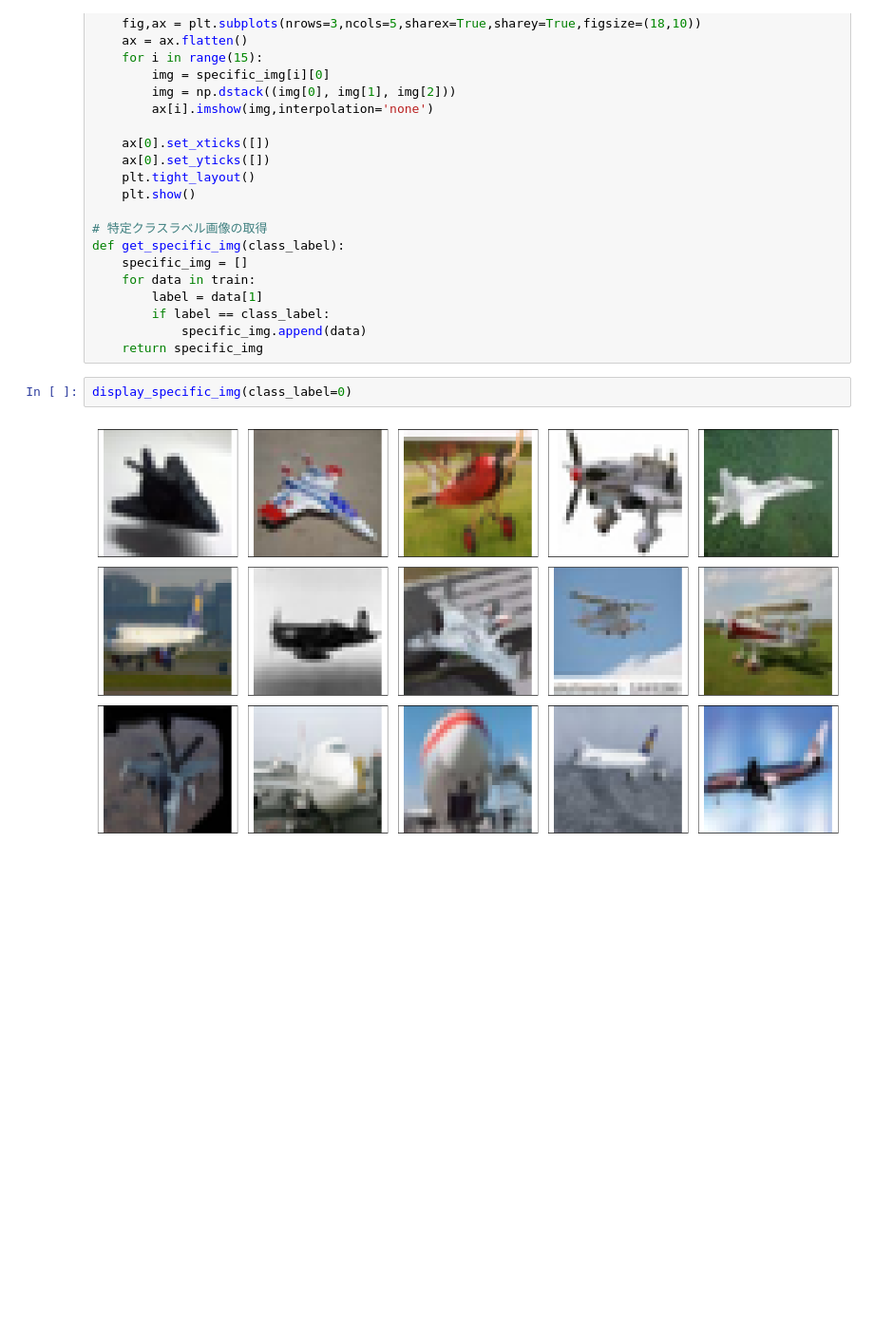
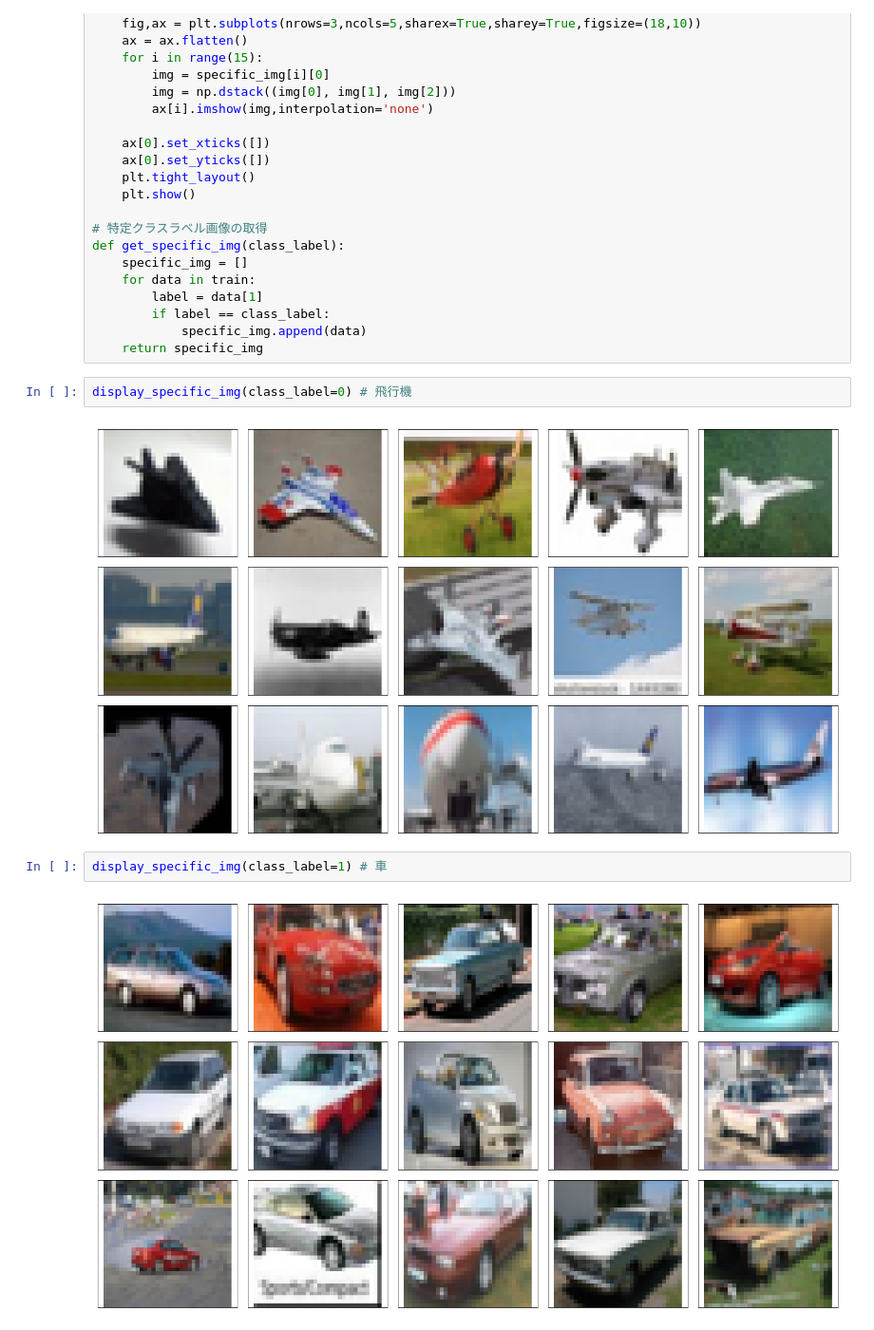
Before and after one commit to takitaki7474/m2-research-prototype, a Jupyter notebook: notebook/visualize_cifar10.ipynb, the cells around one changed output. Shown at 95% size. Saved outputs shown, nothing was run; the diff lists cells and outputs as text; blank space fills up the shorter version.

```diff
--- a/notebook/visualize_cifar10.ipynb
+++ b/notebook/visualize_cifar10.ipynb
@@ -68,6 +68,10 @@ def get_specific_img(class_label):
             specific_img.append(data)
     return specific_img
 # %%
-display_specific_img(class_label=0)
+display_specific_img(class_label=0) # 飛行機
 # %% [output]
 [figure]
+# %%
+display_specific_img(class_label=1) # 車
+# %% [output]
+[figure, added]
```
Also changed, not shown: parts of 8 cells of this notebook, 4 other files.
